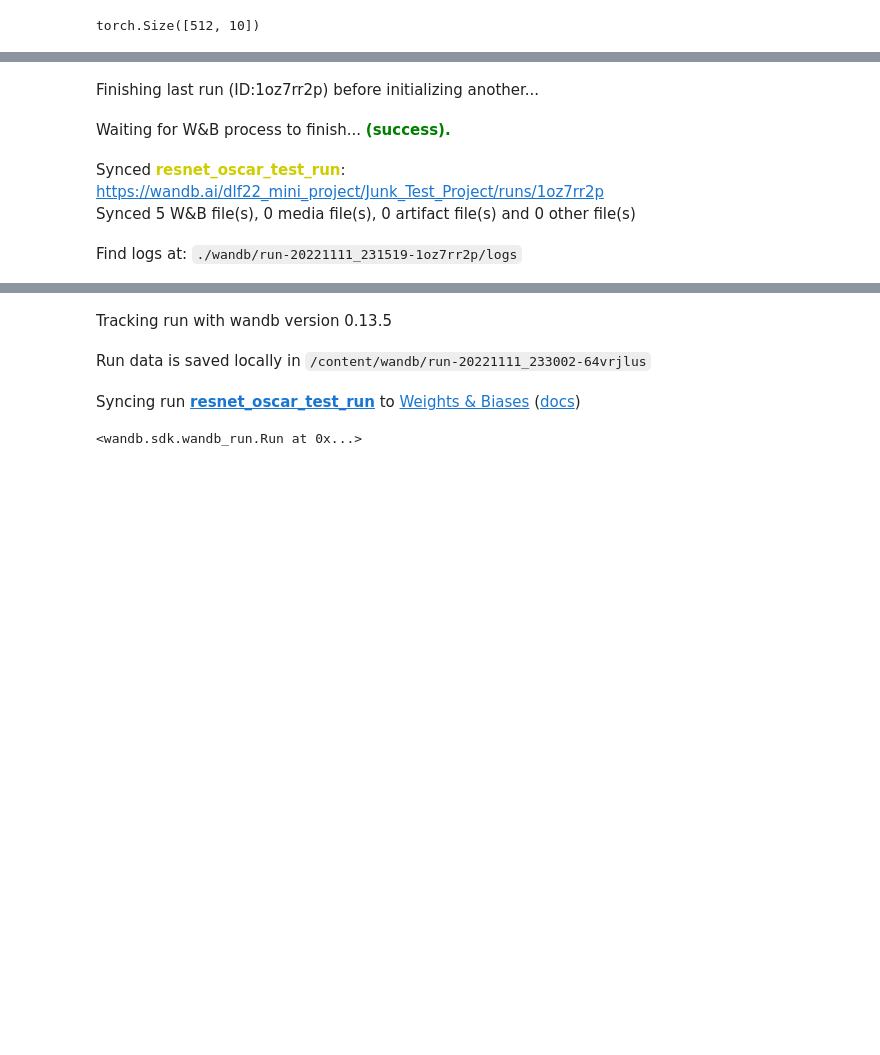
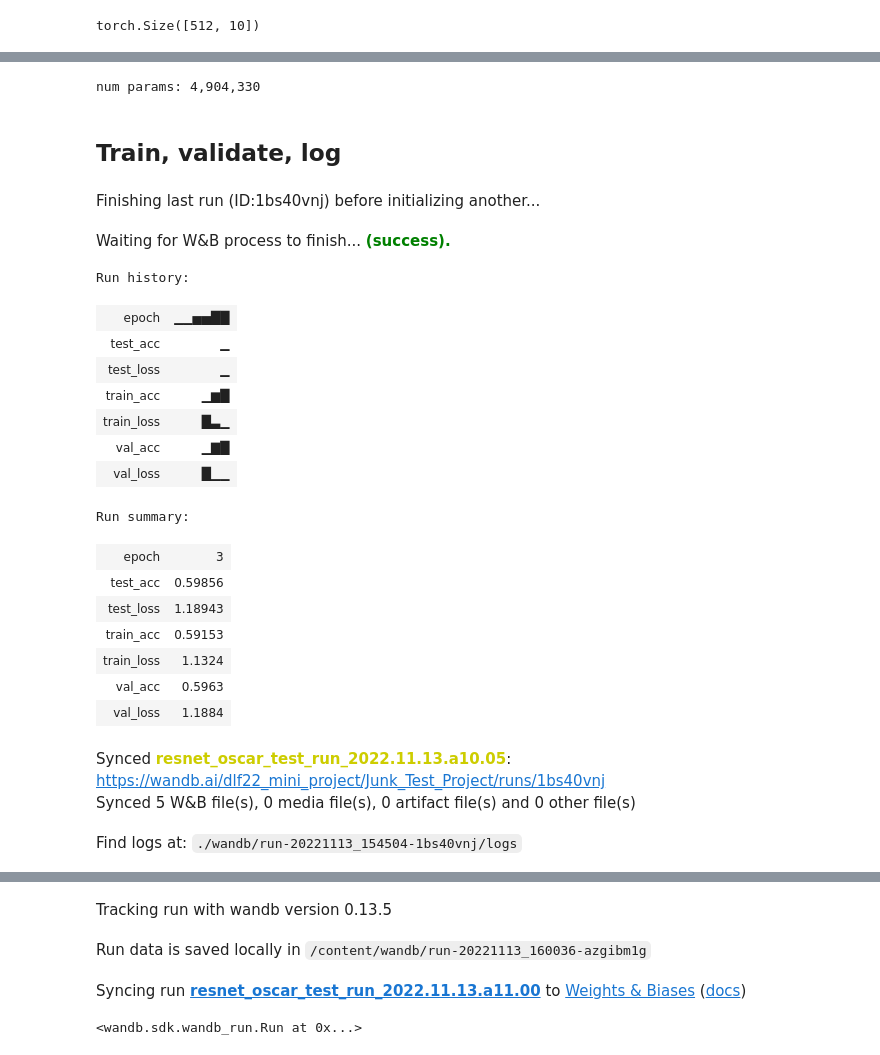
Before and after one commit to ab7289-tandon-nyu/csgy6953_DeepLearning_Midterm, a Jupyter notebook: notebooks/how_to_use_wandb.ipynb, the cells around one changed output, grey strips where cells are left out. Saved outputs shown, nothing was run; the diff lists cells and outputs as text; code cells hidden in the pictures; blank space fills up the shorter version.

Commit message:
Succeeded in adding runs to wandb

```diff
--- a/notebooks/how_to_use_wandb.ipynb
+++ b/notebooks/how_to_use_wandb.ipynb
@@ -136,0 +142,10 @@ num params: 4,904,330
+# %%
+num_parameters, num_parameters_requiring_grad = count_parameters(model)
+
+assert num_parameters == num_parameters_requiring_grad # our project is using no "frozen parameters"
+
+print(f"num params: {num_parameters:,}")
+# %% [output]
+num params: 4,904,330
+# %% [markdown]
+## Train, validate, log
@@ -137,32 +154,51 @@ num params: 4,904,330
+# %%
+EPOCHS  = 10
+
+# observation 2022.11/13(7)_a10.59:
+# each epoch takes 45s to train + 1s to validate.
+# so 5 min = 300s / 45s/epoch = 7 epochs
+
+learning_rate = 1e-3
 # %%
-from src.engine import train_one_epoch, evaluate
-
-best_loss = float('inf')
-EPOCHS  = 3
-learning_rate = 1e-3
 criterion = nn.CrossEntropyLoss().to(device)
 optimizer = torch.optim.Adam(model.parameters(), lr=learning_rate)
 # %%
-# setup wandb logging
-import wandb
+## setup wandb logging
 
+assert 'wandb' in locals() # 'wandb' has been imported already
 
 ENTITY_NAME  = 'dlf22_mini_project' # this is our team name
 PROJECT_NAME = 'Junk_Test_Project'
-RUN_NAME     = 'resnet_oscar_test_run'
+RUN_NAME     = 'resnet_oscar_test_run_2022.11.13.a11.00'
 
 WANDB_CONFIG = \
-{"learning_rate":learning_rate,
- "epochs": EPOCHS,
- "batch_size": BATCH_SIZE,
- "architecture": architecture}
-
+{"architecture"  : architecture,    # the model
+ "num_parameters": num_parameters,  # the model
+ "learning_rate" : learning_rate,   # how to gradient descent
+ "batch_size"    : BATCH_SIZE,      # how to gradient descent
+"epochs"         : EPOCHS,}         # train for how long
 
 wandb\
 .init(name=RUN_NAME, project=PROJECT_NAME, entity=ENTITY_NAME,config=WANDB_CONFIG)
 # %% [output]
-Finishing last run (ID:1oz7rr2p) before initializing another...
+Finishing last run (ID:1bs40vnj) before initializing another...
 Waiting for W&B process to finish... (success).
+Run history:
+| epoch | ▁▁▅▅██ |
+| test_acc | ▁ |
+| test_loss | ▁ |
+| train_acc | ▁▆█ |
+| train_loss | █▃▁ |
+| val_acc | ▁▇█ |
+| val_loss | █▁▁ |
+Run summary:
+| epoch | 3 |
+| test_acc | 0.59856 |
+| test_loss | 1.18943 |
+| train_acc | 0.59153 |
+| train_loss | 1.1324 |
+| val_acc | 0.5963 |
+| val_loss | 1.1884 |
-Synced resnet_oscar_test_run: https://wandb.ai/dlf22_mini_project/Junk_Test_Project/runs/1oz7rr2p
+Synced resnet_oscar_test_run_2022.11.13.a10.05: https://wandb.ai/dlf22_mini_project/Junk_Test_Project/runs/1bs40vnj
 Synced 5 W&B file(s), 0 media file(s), 0 artifact file(s) and 0 other file(s)
-Find logs at: ./wandb/run-20221111_231519-1oz7rr2p/logs
+Find logs at: ./wandb/run-20221113_154504-1bs40vnj/logs
@@ -170,4 +206,4 @@ Successfully finished last run (ID:1oz7rr2p). Initializing new run:
 Tracking run with wandb version 0.13.5
-Run data is saved locally in /content/wandb/run-20221111_233002-64vrjlus
+Run data is saved locally in /content/wandb/run-20221113_160036-azgibm1g
-Syncing run resnet_oscar_test_run to Weights & Biases (docs)
+Syncing run resnet_oscar_test_run_2022.11.13.a11.00 to Weights & Biases (docs)
-<wandb.sdk.wandb_run.Run at 0x...>
+<wandb.sdk.wandb_run.Run at 0x...>
```
Also changed, not shown: parts of 24 cells of this notebook.
